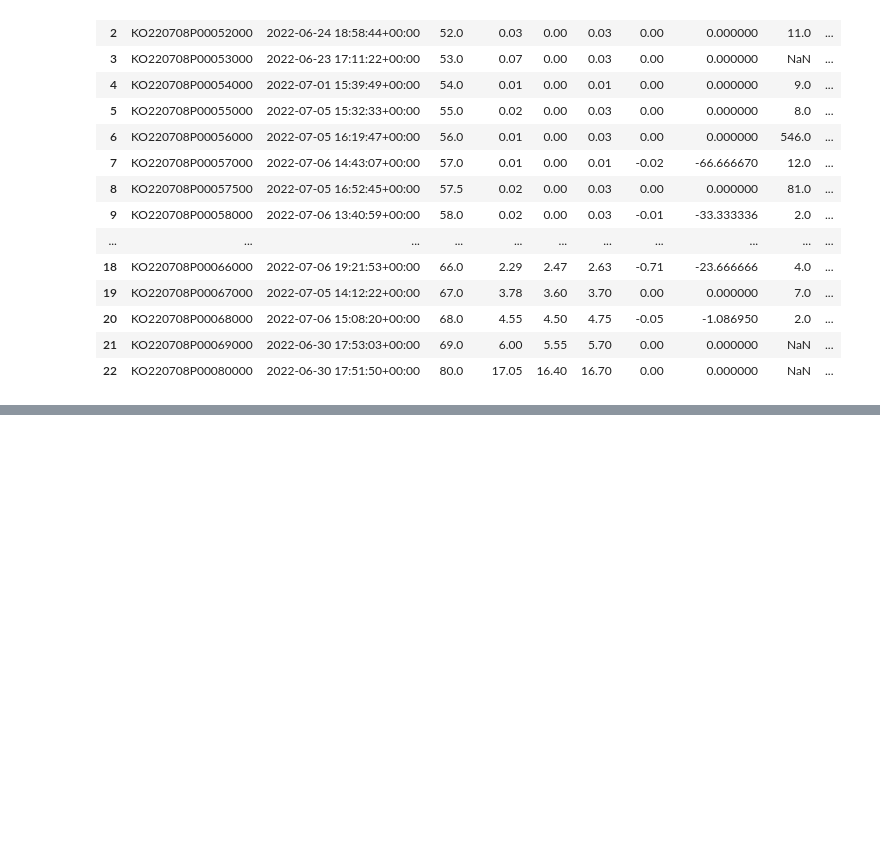
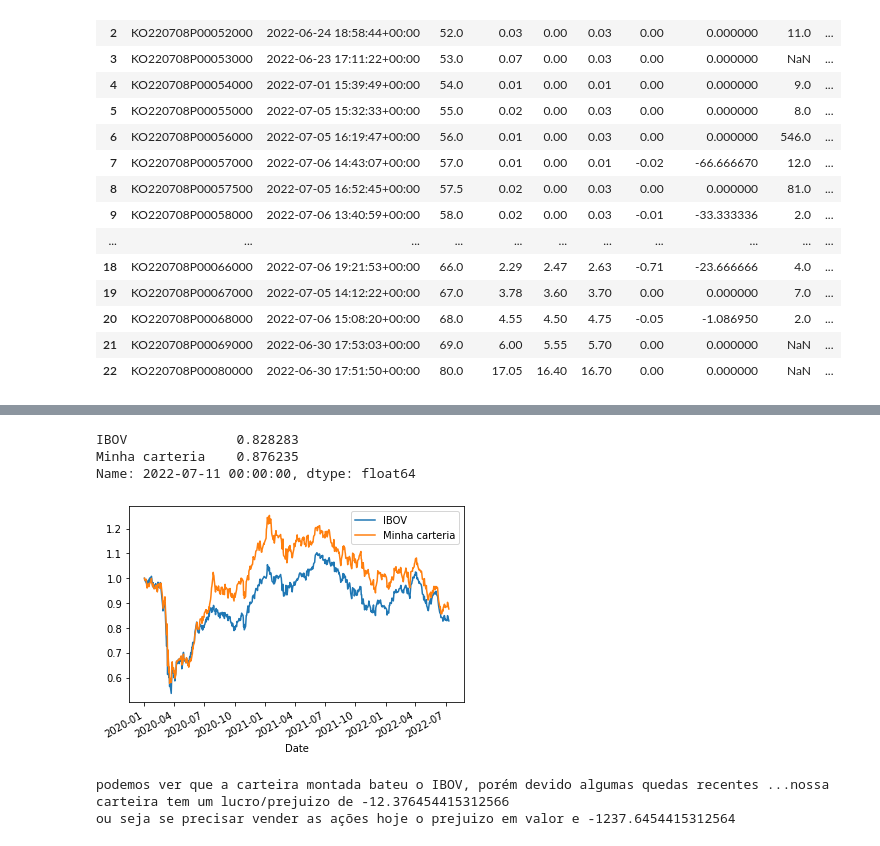
Before and after one commit to robertoricci/Curso-Python-para-Mercado-Financeiro-Trading-com-Dados, a Jupyter notebook: Aula_Biblioteca_yfinance_Obtendo_indicadores_fundamentalistas.ipynb, the cells around one changed output, grey strips where cells are left out. Saved outputs shown, nothing was run; the diff lists cells and outputs as text; code cells hidden in the pictures; blank space fills up the shorter version.

```diff
--- a/Aula_Biblioteca_yfinance_Obtendo_indicadores_fundamentalistas.ipynb
+++ b/Aula_Biblioteca_yfinance_Obtendo_indicadores_fundamentalistas.ipynb
@@ -362,0 +595,8 @@ opt.puts
+# %%
+#garantir que os index da
+pl.index = pd.to_datetime(pl.index)
+# %%
+#garantir que os index da
+ibov.index = pd.to_datetime(ibov.index)
+# %%
+novo_df = pd.merge(ibov, pl, how = 'inner', on = 'Date')
@@ -362,0 +613,2 @@ opt.puts
+# %%
+normalizado = novo_df/novo_df.iloc[0]
@@ -362,0 +625,20 @@ opt.puts
+# %%
+#trazendo dados do ibov e da carteira da ultima data
+normalizado.iloc[-1,[0,11]]
+# %% [output]
+IBOV              0.828283
+Minha carteria    0.876235
+Name: 2022-07-11 00:00:00, dtype: float64
+# %%
+normalizado[['IBOV','Minha carteria']].plot();
+# %% [output]
+[figure, added]
+# %%
+perclucro =( normalizado.iloc[-1,11] - 1 ) * 100
+vlr = perclucro/100 * valor_inv
+
+print("podemos ver que a carteira montada bateu o IBOV, porém devido algumas quedas recentes, nossa carteira tem um lucro/prejuizo de {} ".format(perclucro))
+print("ou seja se precisar vender as ações hoje o prejuizo em valor e {}".format(vlr))
+# %% [output]
+podemos ver que a carteira montada bateu o IBOV, porém devido algumas quedas recentes ...nossa carteira tem um lucro/prejuizo de -12.376454415312566
+ou seja se precisar vender as ações hoje o prejuizo em valor e -1237.6454415312564
```
Also changed, not shown: parts of 39 cells of this notebook.
